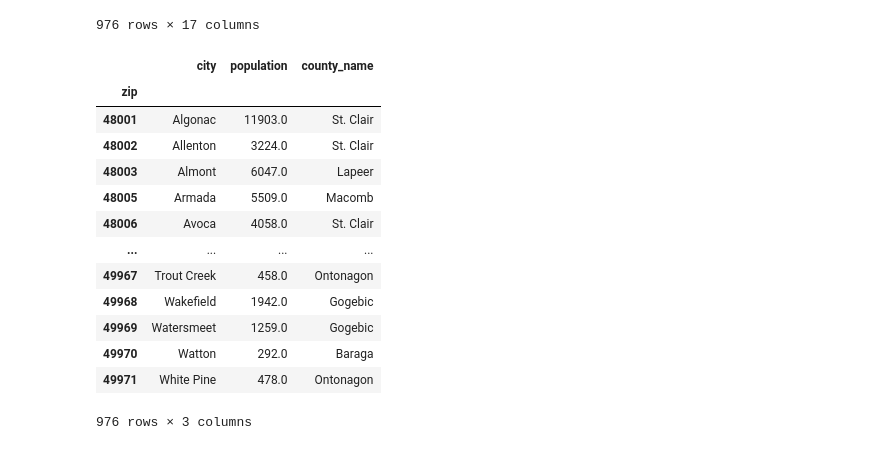
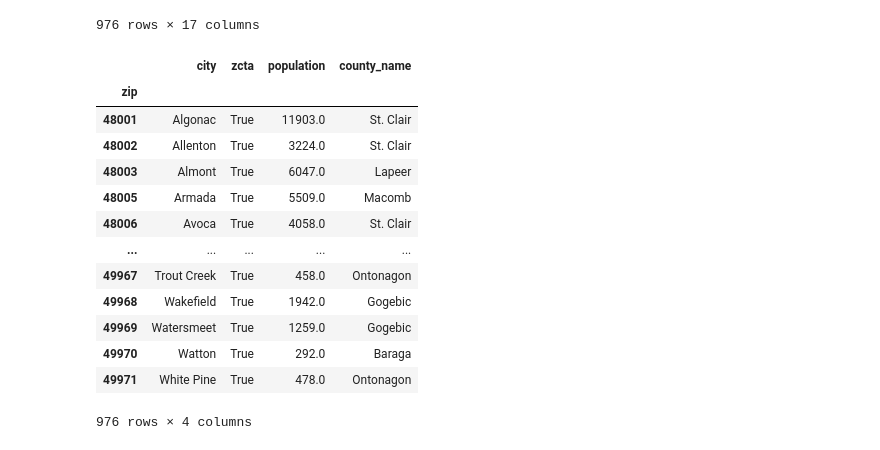
Before and after one commit to JacquelineCl/group_project, a Jupyter notebook: Jenny_Branch/CityPopMI.ipynb, the cells around one changed output. Cells and saved outputs as stored; diff of their text form; code cells hidden in the pictures.

Commit message:
ZCTA CSV and code

```diff
--- a/Jenny_Branch/CityPopMI.ipynb
+++ b/Jenny_Branch/CityPopMI.ipynb
@@ -141,23 +141,23 @@ zip_data_df
 976 rows × 17 columns
 # %%
 # Drop columns
-zip_data_df.drop(columns=["lat", "lng", "state_id", "state_name", "zcta", "parent_zcta", "density", "county_fips", "county_weights",
+zip_data_df.drop(columns=["lat", "lng", "state_id", "state_name", "parent_zcta", "density", "county_fips", "county_weights",
                           "county_names_all", "county_fips_all", "imprecise", "military", "timezone"])
 # %% [output]
-|  | city | population | county_name |
-| zip |  |  |  |
-| 48001 | Algonac | 11903.0 | St. Clair |
-| 48002 | Allenton | 3224.0 | St. Clair |
-| 48003 | Almont | 6047.0 | Lapeer |
-| 48005 | Armada | 5509.0 | Macomb |
-| 48006 | Avoca | 4058.0 | St. Clair |
-| ... | ... | ... | ... |
-| 49967 | Trout Creek | 458.0 | Ontonagon |
-| 49968 | Wakefield | 1942.0 | Gogebic |
-| 49969 | Watersmeet | 1259.0 | Gogebic |
-| 49970 | Watton | 292.0 | Baraga |
-| 49971 | White Pine | 478.0 | Ontonagon |
+|  | city | zcta | population | county_name |
+| zip |  |  |  |  |
+| 48001 | Algonac | True | 11903.0 | St. Clair |
+| 48002 | Allenton | True | 3224.0 | St. Clair |
+| 48003 | Almont | True | 6047.0 | Lapeer |
+| 48005 | Armada | True | 5509.0 | Macomb |
+| 48006 | Avoca | True | 4058.0 | St. Clair |
+| ... | ... | ... | ... | ... |
+| 49967 | Trout Creek | True | 458.0 | Ontonagon |
+| 49968 | Wakefield | True | 1942.0 | Gogebic |
+| 49969 | Watersmeet | True | 1259.0 | Gogebic |
+| 49970 | Watton | True | 292.0 | Baraga |
+| 49971 | White Pine | True | 478.0 | Ontonagon |
-976 rows × 3 columns
+976 rows × 4 columns
 # %%
 # Output to CSV
 zip_data_df.to_csv("zipcodes.csv")
```
Also changed, not shown: 1 other file.
